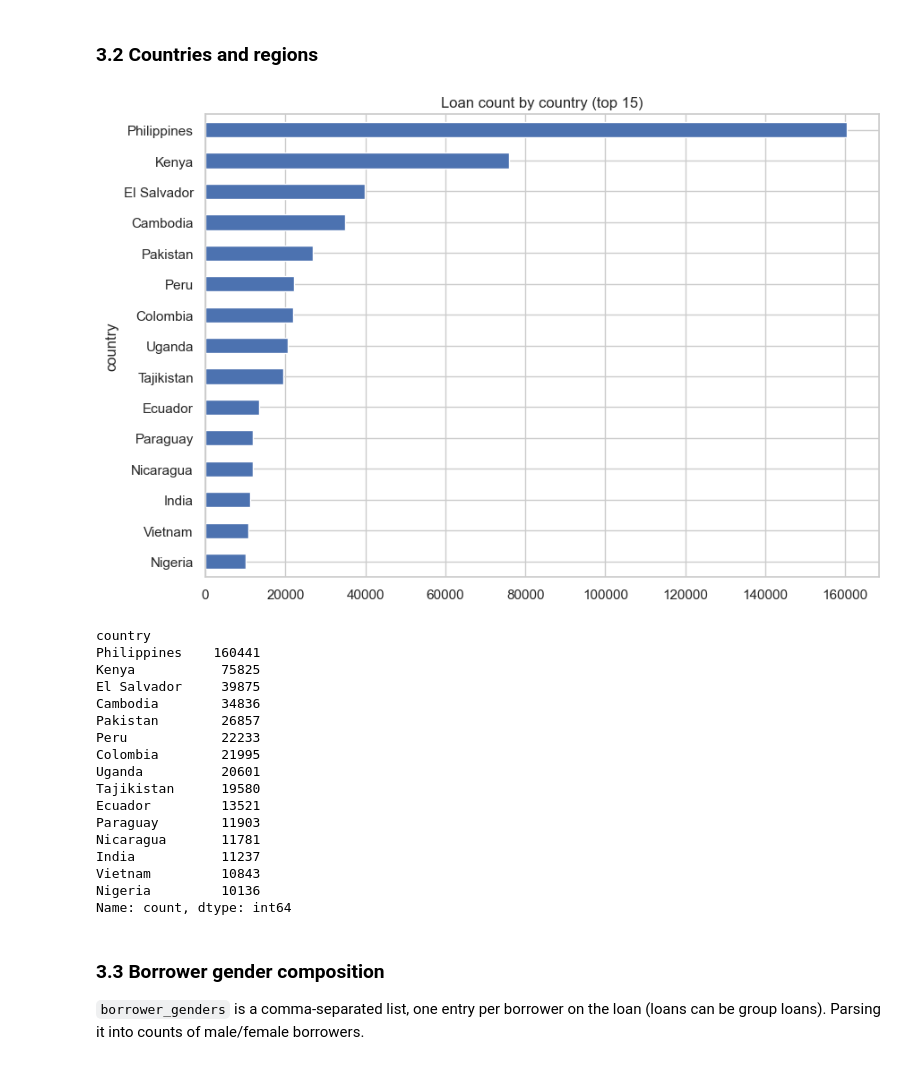
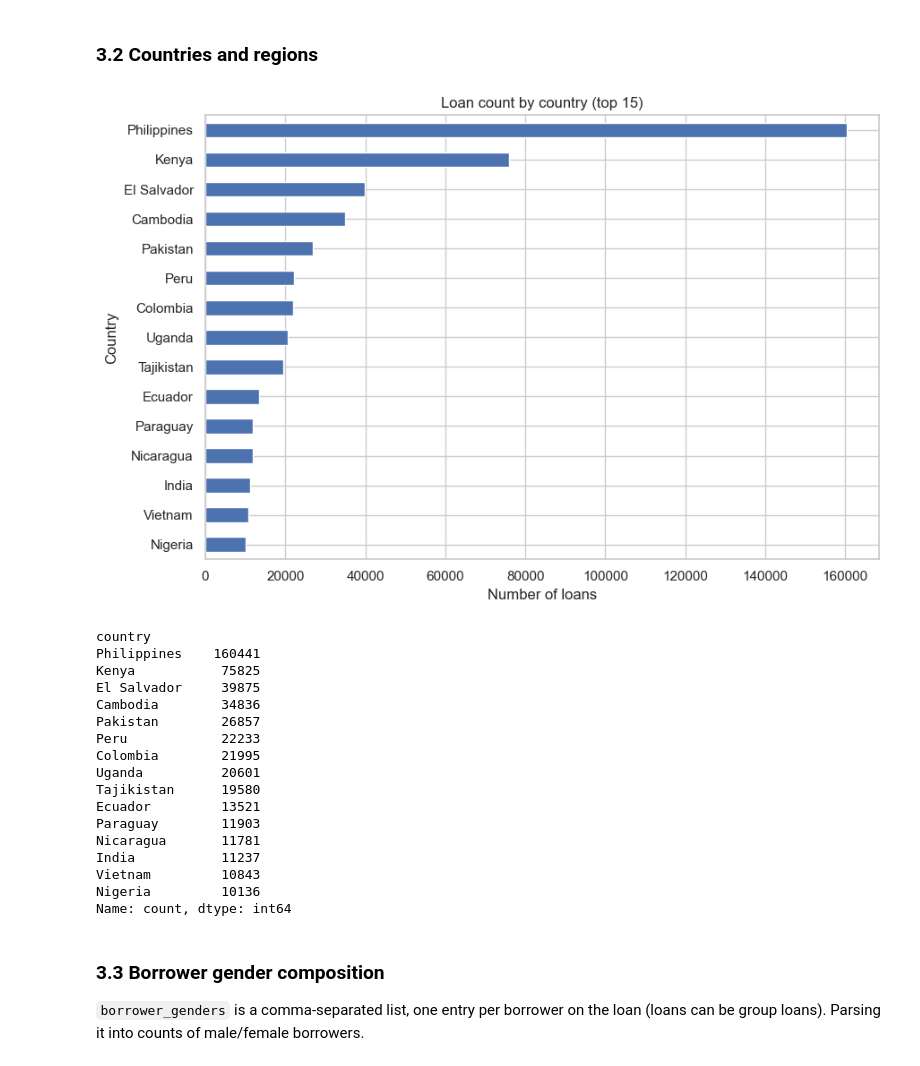
Before and after one commit to alvenyuka/Kiva-Loans-Microfinance-Analytics, a Jupyter notebook: Kiva_Loans_Microfinance_Analytics.ipynb, the cells around one changed output. Saved outputs shown, nothing was run; the diff lists cells and outputs as text; code cells hidden in the pictures.

```diff
--- a/Kiva_Loans_Microfinance_Analytics.ipynb
+++ b/Kiva_Loans_Microfinance_Analytics.ipynb
@@ -196,13 +202,15 @@ Name: count, dtype: int64
 # %%
 top_countries = df["country"].value_counts().head(15)
 fig, ax = plt.subplots(figsize=(9, 6))
 top_countries.sort_values().plot(kind="barh", ax=ax)
 ax.set_title("Loan count by country (top 15)")
+ax.set_xlabel("Number of loans")
+ax.set_ylabel("Country")
 plt.tight_layout()
 plt.show()
 top_countries
 # %% [output]
-[figure, old version]
+[figure, new version]
 country
 Philippines    160441
 Kenya           75825
```
Also changed, not shown: parts of 33 cells of this notebook, 7 other files.
